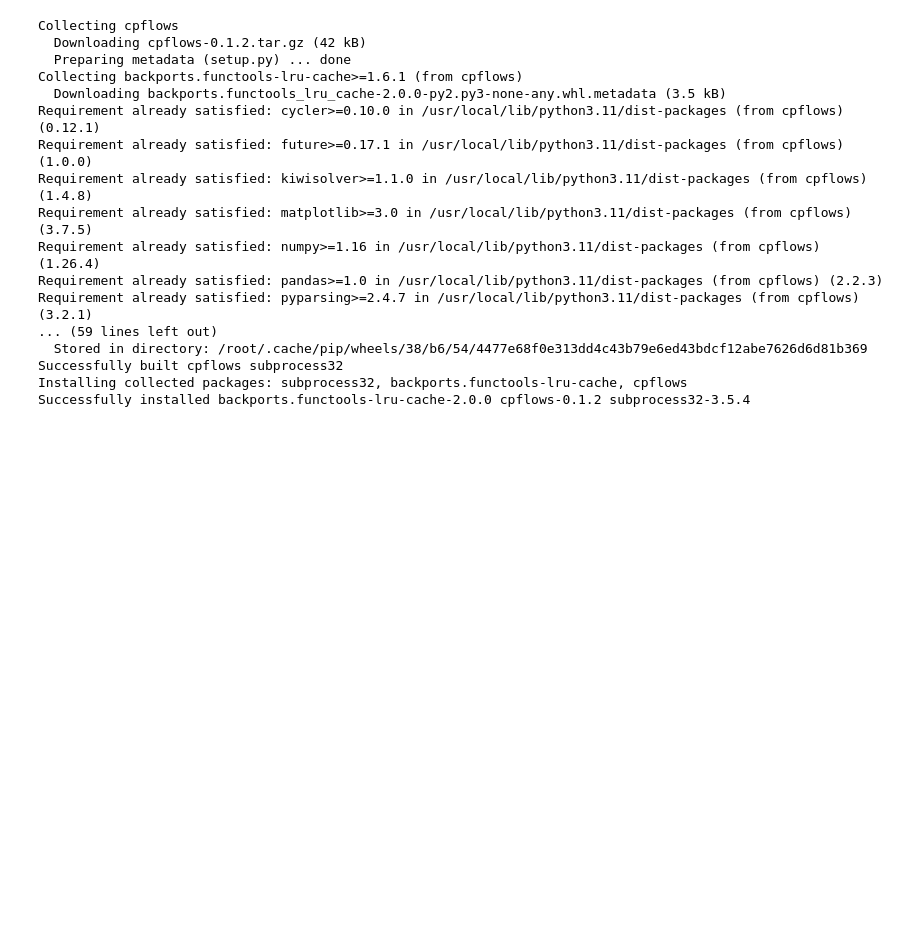
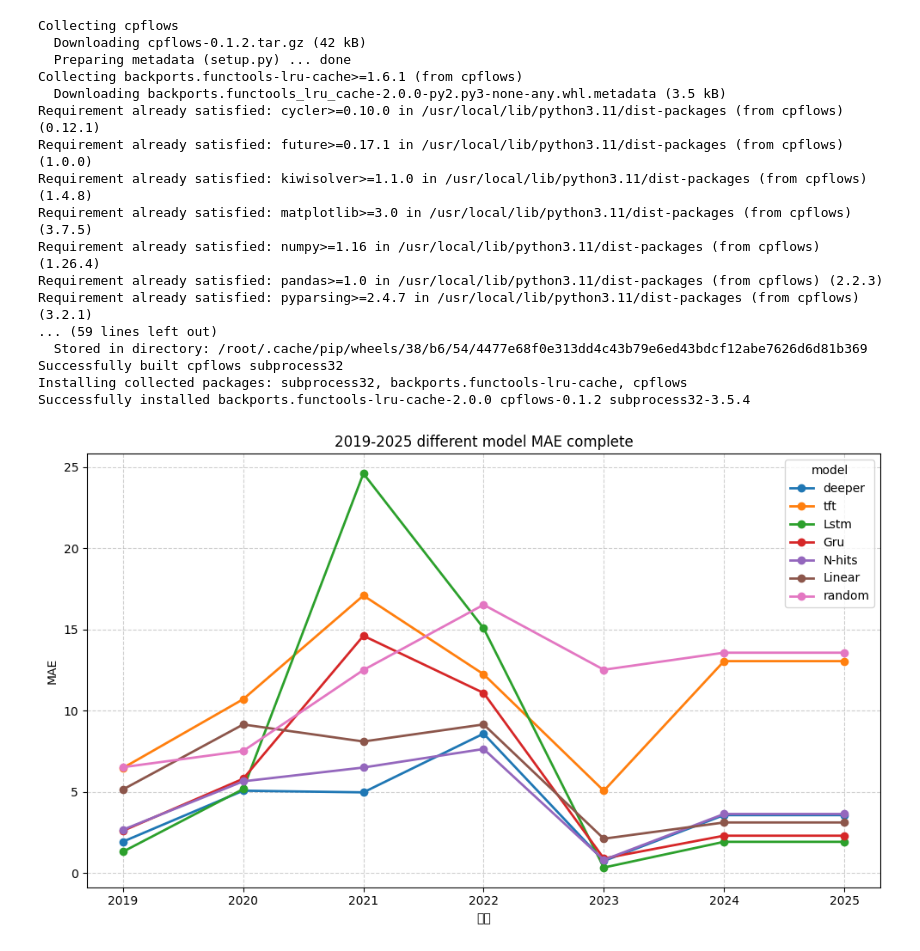
Before and after one commit to Festivalk/FFinance, a Jupyter notebook: pro.ipynb, the cells around one changed output. Drawn from its saved outputs; the diff is of its cells as text; code cells hidden in the pictures; blank space fills up the shorter version.

```diff
--- a/pro.ipynb
+++ b/pro.ipynb
@@ -1027,3 +1027,37 @@ Requirement already satisfied: pyparsing>=2.4.7 in /usr/local/lib/python3.11/dis
 Successfully built cpflows subprocess32
 Installing collected packages: subprocess32, backports.functools-lru-cache, cpflows
 Successfully installed backports.functools-lru-cache-2.0.0 cpflows-0.1.2 subprocess32-3.5.4
+# %%
+import matplotlib.pyplot as plt
+
+# x轴：默认年份，从2019到2025，共7个时间点
+years = [2019, 2020, 2021, 2022, 2023, 2024, 2025]
+
+# 各模型 MAE 数据（原始数据共6个值，最后一个值复制到2025）
+data = {
+    "deeper": [1.9506, 5.0855, 4.9835, 8.5984, 0.7601, 3.5822, 3.5822],
+    "tft":    [6.4860, 10.7189, 17.0997, 12.2532, 5.0787, 13.0615, 13.0615],
+    "Lstm":   [1.3308, 5.1856, 24.6126, 15.0856, 0.3542, 1.9381, 1.9381],
+    "Gru":    [2.6182, 5.8213, 14.6226, 11.1031, 0.9135, 2.3153, 2.3153],
+    "N-hits": [2.6813, 5.6621, 6.5126, 7.6531, 0.8243, 3.6513, 3.6513],
+    "Linear": [5.1623, 9.1624, 8.1136, 9.1652, 2.1295, 3.1295, 3.1295],
+    "random": [6.5328, 7.5328, 12.5156, 16.5328, 12.5328, 13.5816, 13.5816]
+}
+
+plt.figure(figsize=(10, 6))
+
+# 为每个模型绘制一条折线
+for model_name, mae_values in data.items():
+    plt.plot(years, mae_values, marker='o', linewidth=2, label=model_name)
+
+plt.xlabel("年份")
+plt.ylabel("MAE")
+plt.title("2019-2025 different model MAE complete")
+plt.xticks(years)  # 保证x轴刻度为每年
+plt.legend(title="model")
+plt.grid(linestyle="--", alpha=0.6)
+plt.tight_layout()
+
+plt.show()
+# %% [output]
+[figure, added]
```
Also changed, not shown: parts of 2 cells of this notebook.
